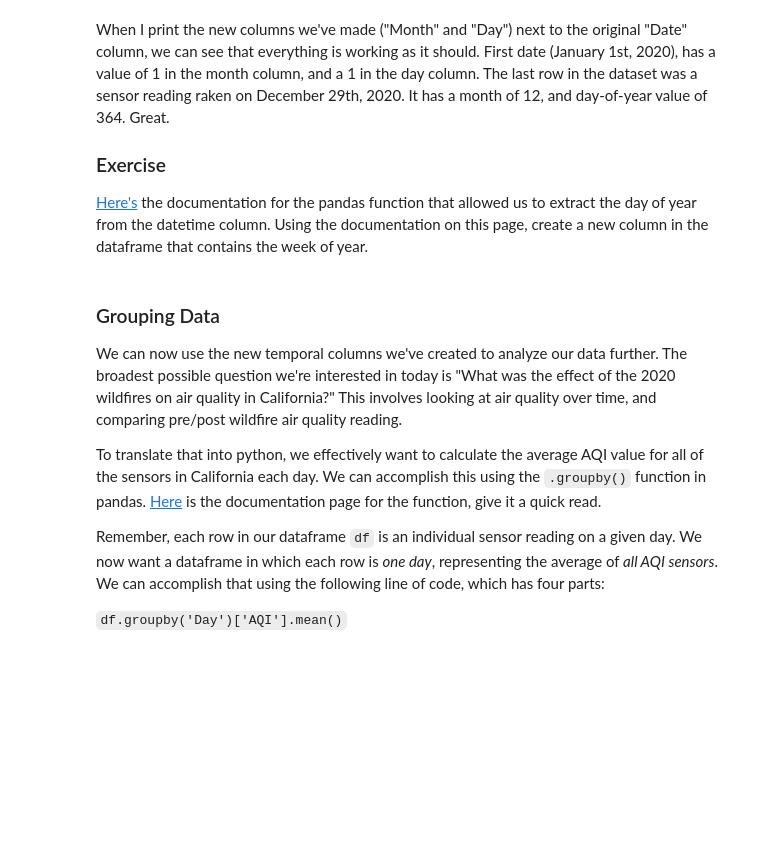
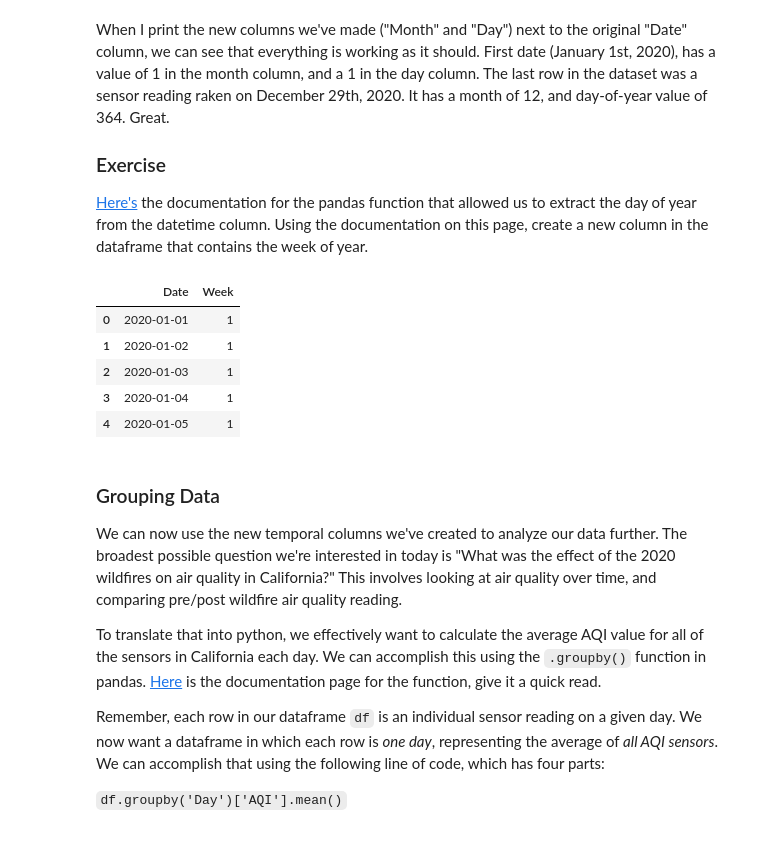
Before and after one commit to Wendy-915/QM2, a Jupyter notebook: notebooks/W03. Spatial Data.ipynb, the cells around one changed output. Cells and saved outputs as stored; diff of their text form; code cells hidden in the pictures; blank space fills up the shorter version.

```diff
--- a/notebooks/W03. Spatial Data.ipynb
+++ b/notebooks/W03. Spatial Data.ipynb
@@ -121,6 +119,17 @@ When I print the new columns we've made ("Month" and "Day") next to the original
 ### Exercise
 
 [Here's](https://pandas.pydata.org/docs/reference/api/pandas.Series.dt.dayofyear.html) the documentation for the pandas function that allowed us to extract the day of year from the datetime column. Using the documentation on this page, create a new column in the dataframe that contains the week of year.
+# %%
+df['Date'] = pd.to_datetime(df['Date'], format='%Y-%m-%d')
+df['Week'] = df['Date'].dt.isocalendar().week
+df[['Date', 'Week']].head()
+# %% [output]
+|  | Date | Week |
+| 0 | 2020-01-01 | 1 |
+| 1 | 2020-01-02 | 1 |
+| 2 | 2020-01-03 | 1 |
+| 3 | 2020-01-04 | 1 |
+| 4 | 2020-01-05 | 1 |
 # %% [markdown]
 ### Grouping Data
 
```
Also changed, not shown: parts of 6 cells of this notebook.
